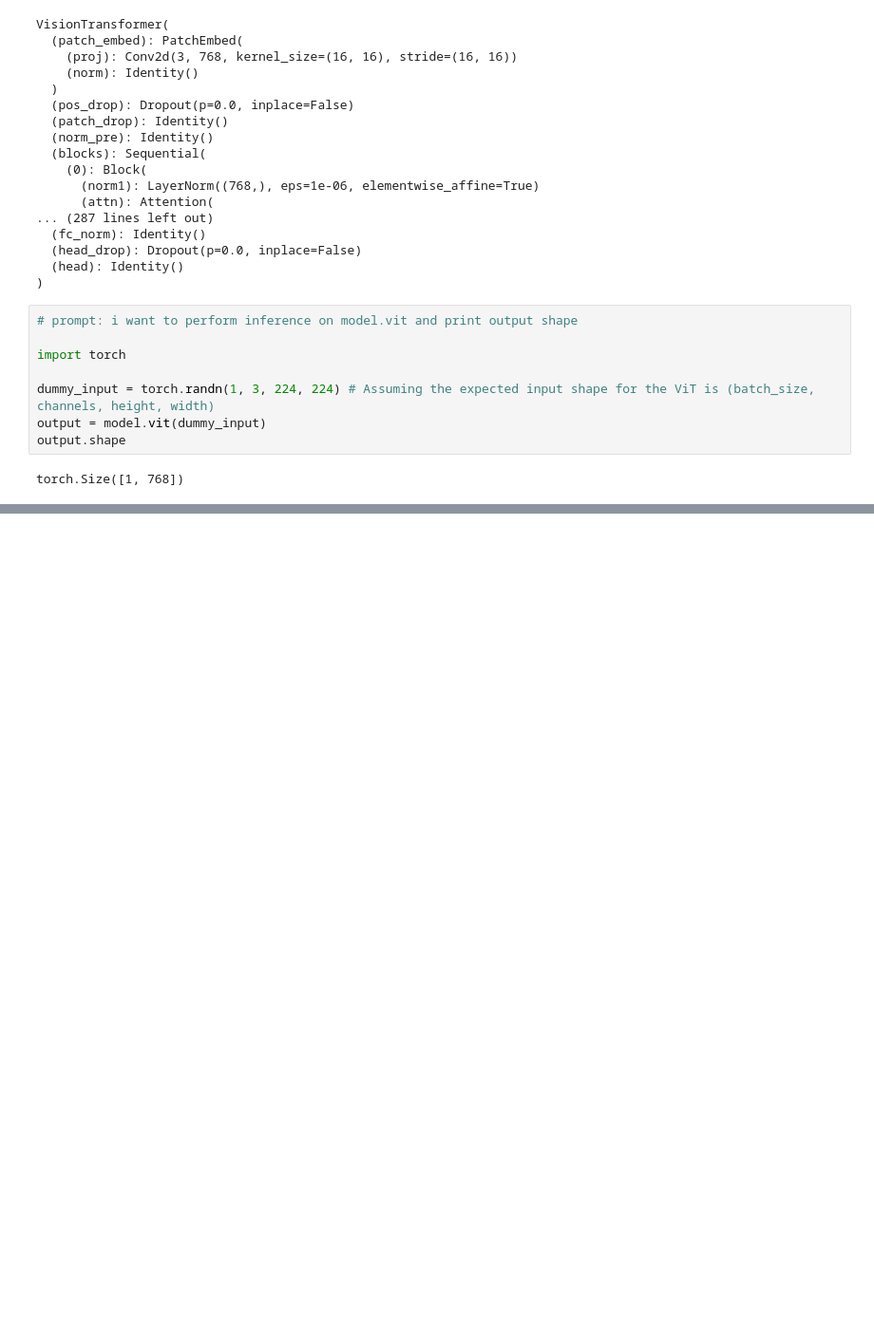
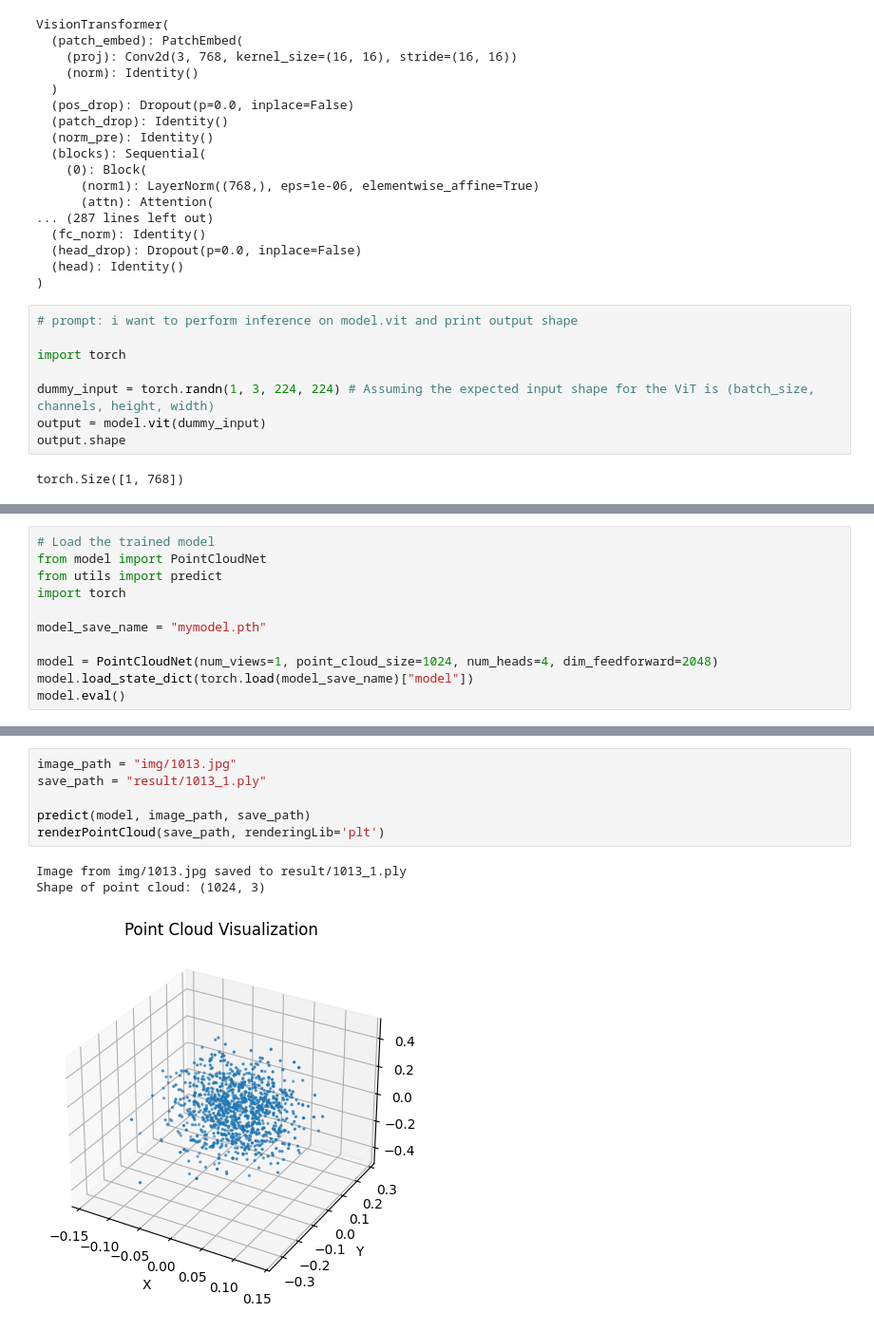
Before and after one commit to klonikar/RGB2point, a Jupyter notebook: notebooks/RGB2point.ipynb, the cells around one changed output, grey strips where cells are left out. Shown at 95% size. Cells and saved outputs as stored; diff of their text form; blank space fills up the shorter version.

```diff
--- a/notebooks/RGB2point.ipynb
+++ b/notebooks/RGB2point.ipynb
@@ -181,0 +182,11 @@ wandb: W&B syncing is set to `offline` in this directory. Run `wandb online` or
+# %%
+# Load the trained model
+from model import PointCloudNet
+from utils import predict
+import torch
+
+model_save_name = "mymodel.pth"
+
+model = PointCloudNet(num_views=1, point_cloud_size=1024, num_heads=4, dim_feedforward=2048)
+model.load_state_dict(torch.load(model_save_name)["model"])
+model.eval()
@@ -181,0 +214,10 @@ wandb: W&B syncing is set to `offline` in this directory. Run `wandb online` or
+# %%
+image_path = "img/1013.jpg"
+save_path = "result/1013_1.ply"
+
+predict(model, image_path, save_path)
+renderPointCloud(save_path, renderingLib='plt')
+# %% [output]
+Image from img/1013.jpg saved to result/1013_1.ply
+Shape of point cloud: (1024, 3)
+[figure, added]
```
Also changed, not shown: parts of 3 cells of this notebook.
